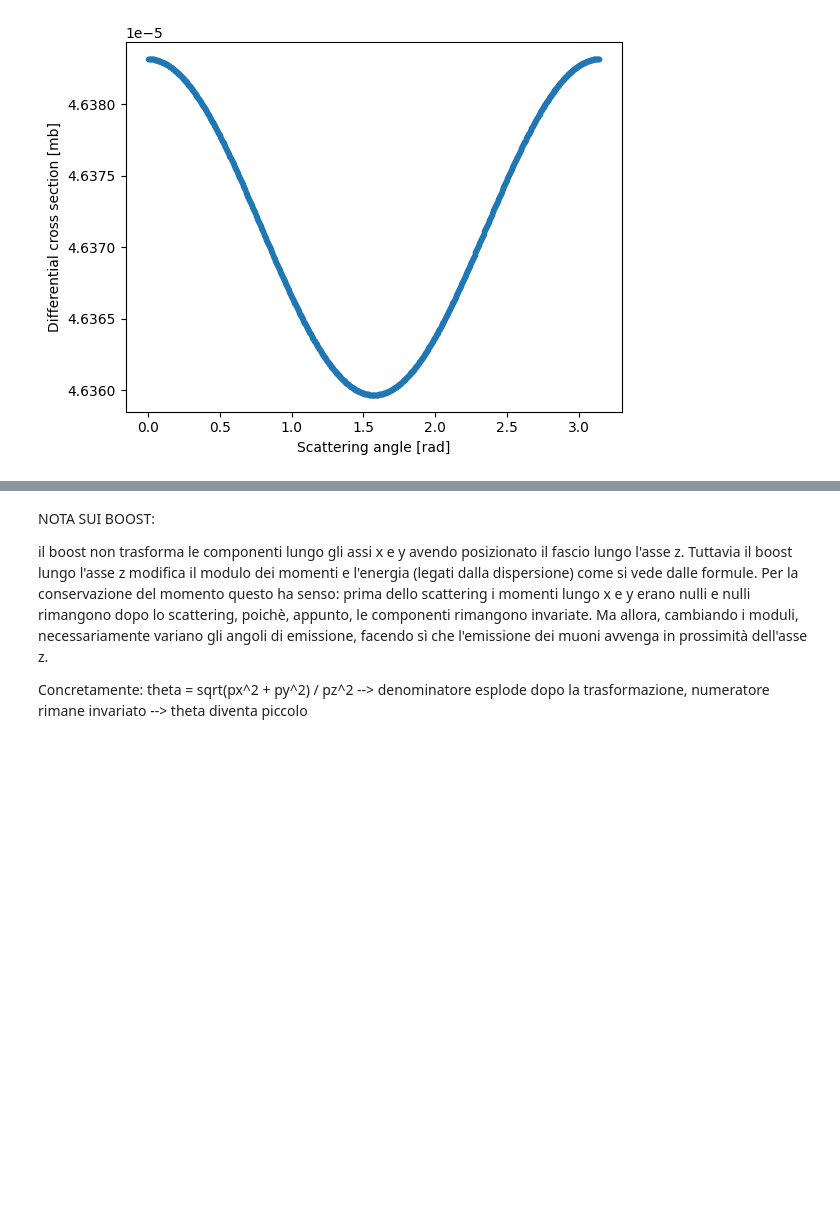
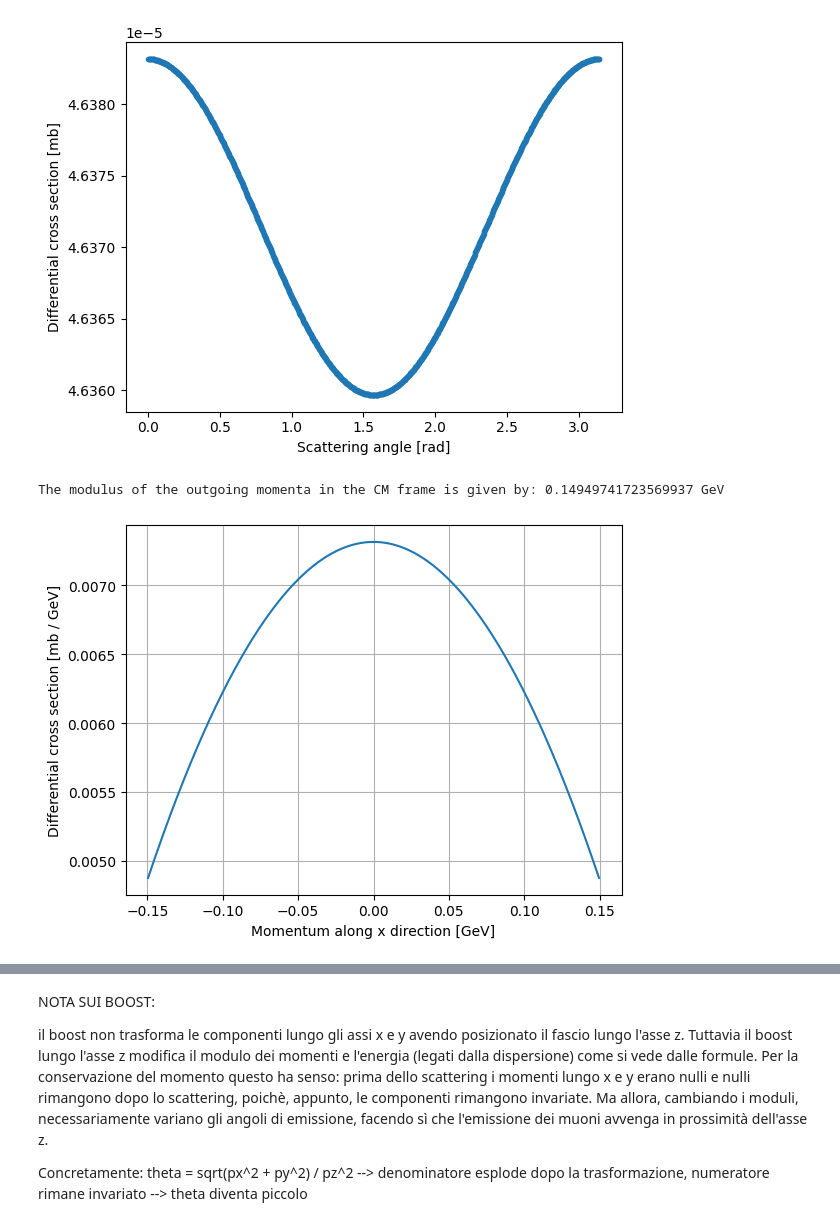
Before and after one commit to marcolorenzato00/LCP_Project, a Jupyter notebook: Project.ipynb, the cells around one changed output, grey strips where cells are left out. Drawn from its saved outputs; the diff is of its cells as text; code cells hidden in the pictures; blank space fills up the shorter version.

```diff
--- a/Project.ipynb
+++ b/Project.ipynb
@@ -42,6 +42,23 @@ The threshold is: 0.044654769253196 GeV
 The total cross section is: 9.27350194395824e-05 mbarn
 Text(0, 0.5, 'Differential cross section [mb]')
 [figure]
+# %%
+pmin = - beta * np.sqrt(s / 2)
+pmax = beta * np.sqrt(s / 2)
+
+print('The modulus of the outgoing momenta in the CM frame is given by:', pmax, 'GeV')
+
+px = np.linspace(pmin, pmax, 1000)
+cs_px = ((np.pi * (alpha**2)) / (s * np.sqrt(2*s))) * (2 - beta**2 / 2 - px**2 / s) * conversion_factor
+
+fig, ax = plt.subplots()
+ax.plot(px, cs_px)
+ax.set_xlabel('Momentum along x direction [GeV]')
+ax.set_ylabel('Differential cross section [mb / GeV]')
+ax.grid()
+# %% [output]
+The modulus of the outgoing momenta in the CM frame is given by: 0.14949741723569937 GeV
+[figure, added]
 # %%
 s_space = np.linspace(s, 5 * s, 200, endpoint=True)
 
```
Also changed, not shown: parts of 4 cells of this notebook.
